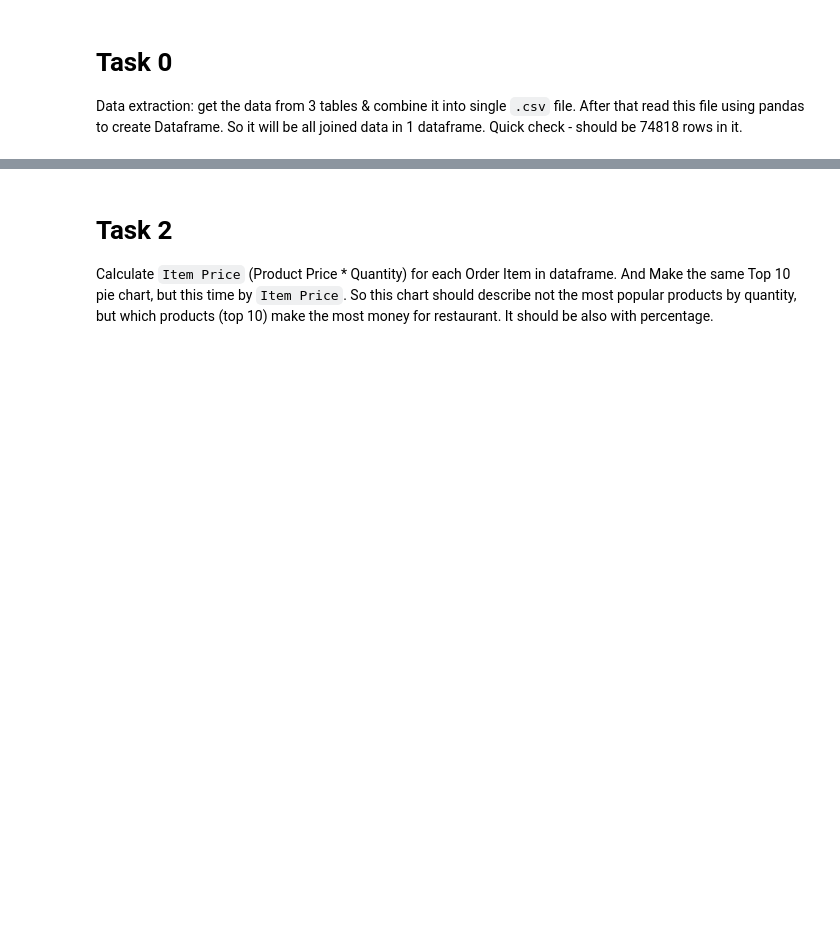
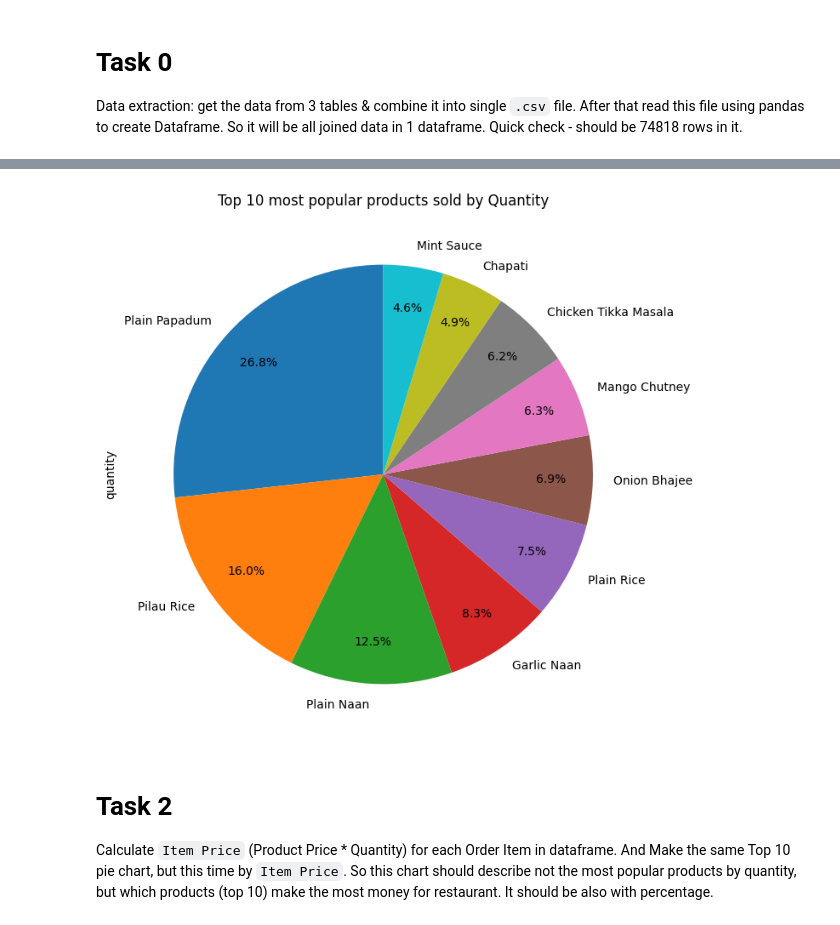
Before and after one commit to TetyanaPavlyuk/py-restaurant-data-analysis, a Jupyter notebook: app/main.ipynb, the cells around one changed output, grey strips where cells are left out. Drawn from its saved outputs; the diff is of its cells as text; code cells hidden in the pictures; blank space fills up the shorter version.

Commit message:
Add plt.ylabel for Task1 and Task2

```diff
--- a/app/main.ipynb
+++ b/app/main.ipynb
@@ -41,7 +41,11 @@ Example:
 
 ![pie chart](../demo/pie.png)
 # %%
-order_data.groupby("name")["quantity"].sum().sort_values(ascending=False).head(10).plot.pie(y="Quantity", autopct="%1.1f%%", title="Top 10 most popular products sold by Quantity", figsize=(8, 8), startangle=90, pctdistance=0.8)
+order_data.groupby("name")["quantity"].sum().sort_values(ascending=False).head(10).plot.pie(autopct="%1.1f%%", title="Top 10 most popular products sold by Quantity", figsize=(8, 8), startangle=90, pctdistance=0.8)
+plt.ylabel="Quantity"
+plt.show()
+# %% [output]
+[figure, added]
 # %% [markdown]
 # Task 2
 Calculate `Item Price` (Product Price * Quantity) for each Order Item in dataframe.
```
Also changed, not shown: parts of 1 cell of this notebook.
